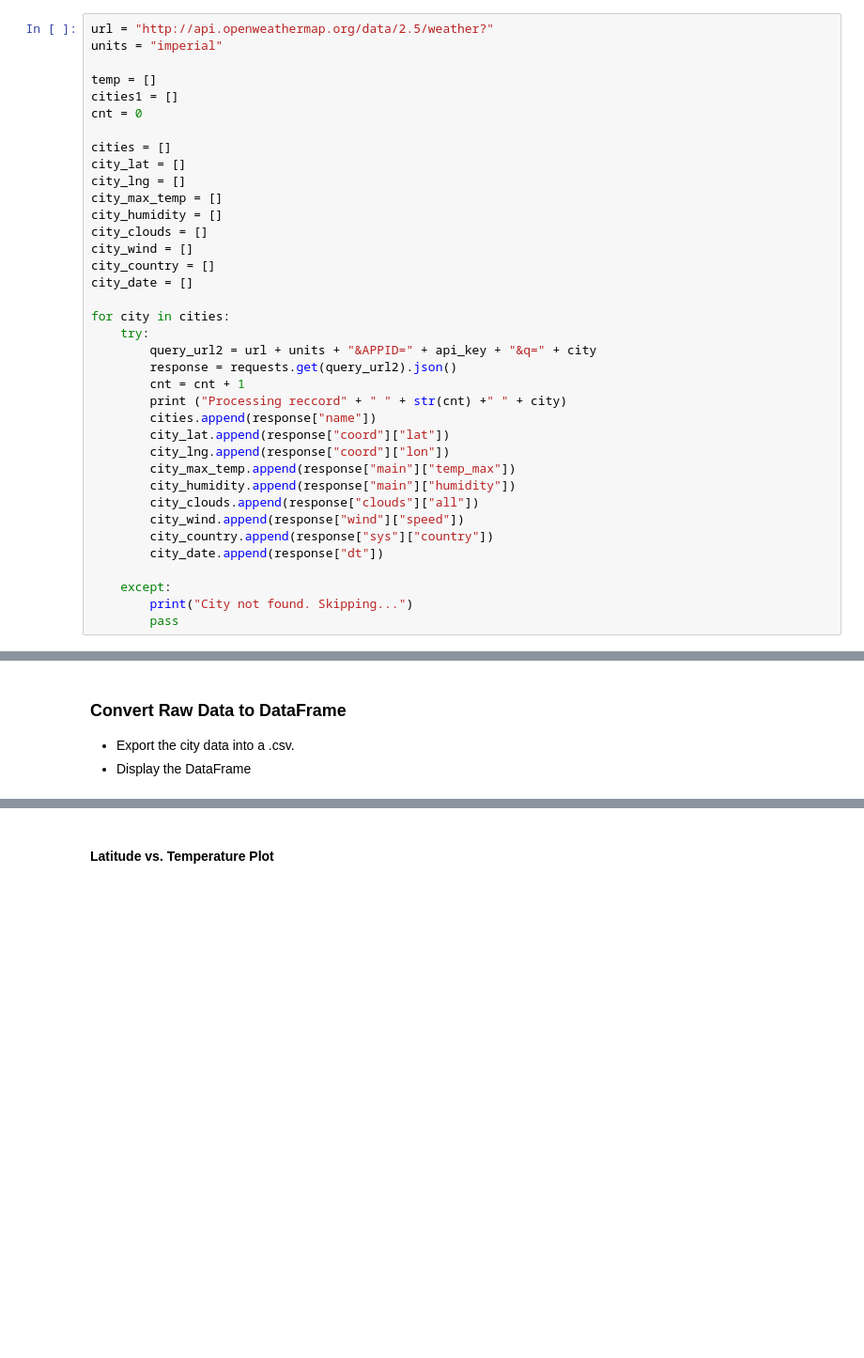
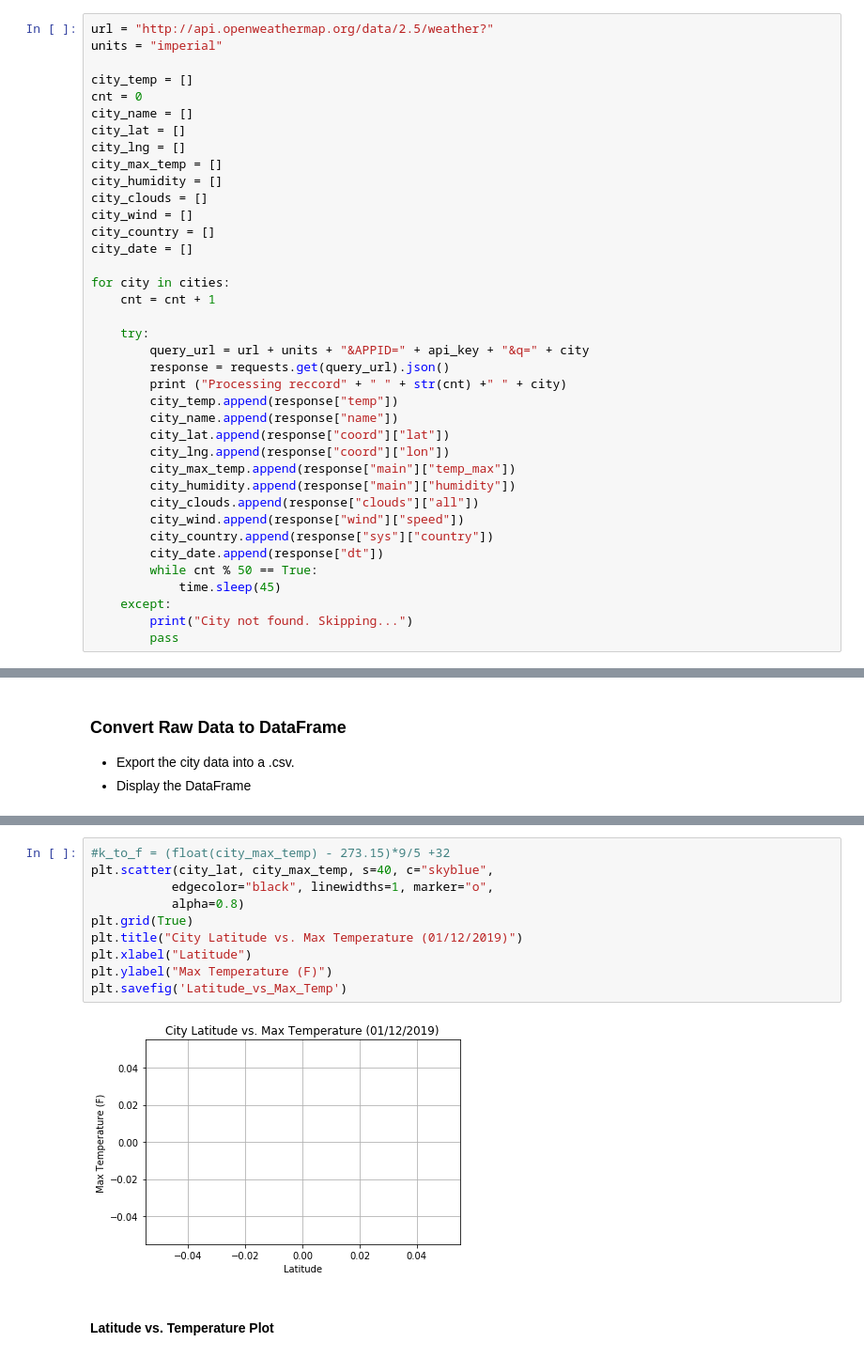
Before and after one commit to xjarodx/PythonandAPIs, a Jupyter notebook: starter_code/WeatherPy.ipynb, the cells around one changed output, grey strips where cells are left out. Shown at 94% size. Saved outputs shown, nothing was run; the diff lists cells and outputs as text; blank space fills up the shorter version.

```diff
--- a/starter_code/WeatherPy.ipynb
+++ b/starter_code/WeatherPy.ipynb
@@ -64,11 +66,9 @@ len(cities)
 url = "http://api.openweathermap.org/data/2.5/weather?"
 units = "imperial"
 
-temp = []
-cities1 = []
+city_temp = []
 cnt = 0
-
-cities = []
+city_name = []
 city_lat = []
 city_lng = []
 city_max_temp = []
@@ -79,12 +79,14 @@ city_country = []
 city_date = []
 
 for city in cities:
+    cnt = cnt + 1
+
     try:
-        query_url2 = url + units + "&APPID=" + api_key + "&q=" + city
-        response = requests.get(query_url2).json()
-        cnt = cnt + 1
+        query_url = url + units + "&APPID=" + api_key + "&q=" + city
+        response = requests.get(query_url).json()
         print ("Processing reccord" + " " + str(cnt) +" " + city)
-        cities.append(response["name"])
+        city_temp.append(response["temp"])
+        city_name.append(response["name"])
         city_lat.append(response["coord"]["lat"])
         city_lng.append(response["coord"]["lon"])
         city_max_temp.append(response["main"]["temp_max"])
@@ -93,7 +95,8 @@ for city in cities:
         city_wind.append(response["wind"]["speed"])
         city_country.append(response["sys"]["country"])
         city_date.append(response["dt"])
-
+        while cnt % 50 == True:
+            time.sleep(45)
     except:
         print("City not found. Skipping...")
         pass
@@ -151,3 +175,15 @@ dtype: int64
+# %%
+#k_to_f = (float(city_max_temp) - 273.15)*9/5 +32
+plt.scatter(city_lat, city_max_temp, s=40, c="skyblue",
+           edgecolor="black", linewidths=1, marker="o",
+           alpha=0.8)
+plt.grid(True)
+plt.title("City Latitude vs. Max Temperature (01/12/2019)")
+plt.xlabel("Latitude")
+plt.ylabel("Max Temperature (F)")
+plt.savefig('Latitude_vs_Max_Temp')
+# %% [output]
+[figure, added]
 # %% [markdown]
 #### Latitude vs. Temperature Plot
 # %%
```
Also changed, not shown: parts of 11 cells of this notebook, 3 other files.
